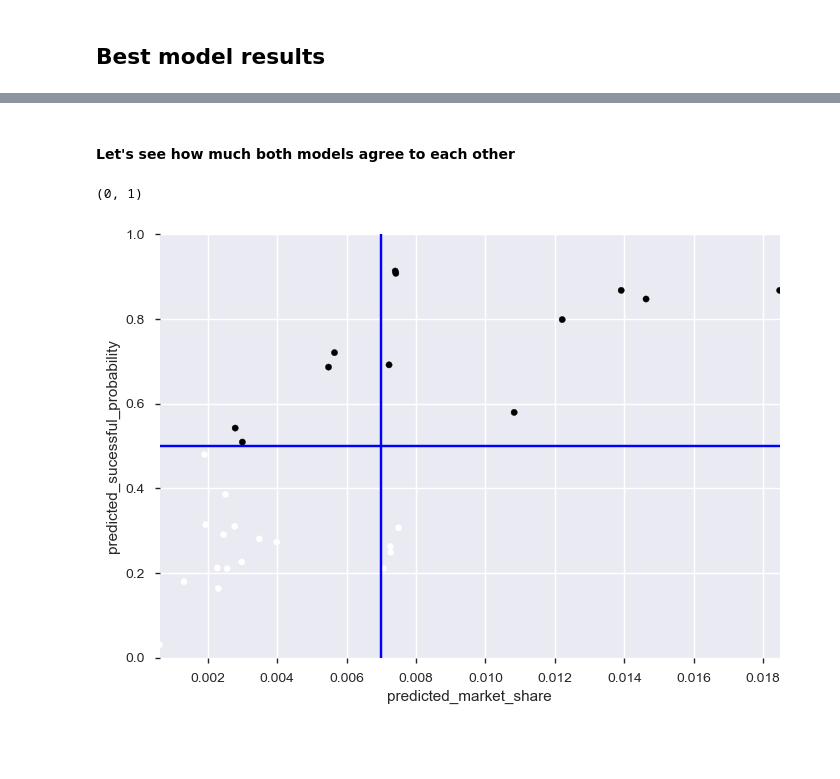
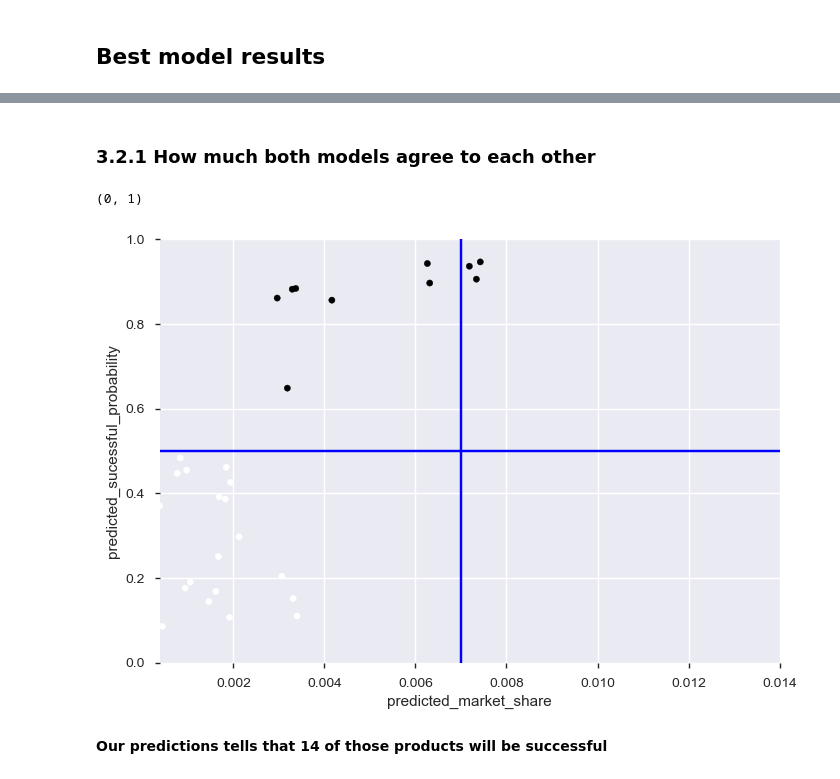
Before and after one commit to bernardoff/ML-Lab, a Jupyter notebook: PMI Test.ipynb, the cells around one changed output, grey strips where cells are left out. Saved outputs shown, nothing was run; the diff lists cells and outputs as text; code cells hidden in the pictures; blank space fills up the shorter version.

```diff
--- a/PMI Test.ipynb
+++ b/PMI Test.ipynb
@@ -551,18 +567,25 @@ for col in all_data[cat_to_one_hot].columns:
 # %%
 # Apply one hot encoding and save to a separate dataframe
 encoded_features = pd.get_dummies(all_data[cat_to_one_hot])
+encoded_features_under = pd.get_dummies(all_data_under[cat_to_one_hot])
 
 # Concatenate numerical features along with encoded
 all_data_encoded = pd.concat([all_data[numerical], all_data['dataset'],encoded_features], axis=1)
+all_data_encoded_under = pd.concat([all_data_under[numerical], all_data_under['dataset'],encoded_features_under], axis=1)
 
 # Split datasets into train and test again and drop helper column, saving in a new separate dataframe
 X_train_one_hot = all_data_encoded[all_data_encoded.dataset == 'Train'].drop(['dataset'],axis=1)
 X_test_one_hot = all_data_encoded[all_data_encoded.dataset == 'Test'].drop(['dataset'],axis=1)
 X_pred_one_hot = all_data_encoded[all_data_encoded.dataset == 'Pred'].drop(['dataset'],axis=1)
 
+X_train_one_hot_under = all_data_encoded_under[all_data_encoded_under.dataset == 'Train'].drop(['dataset'],axis=1)
+X_test_one_hot_under = all_data_encoded_under[all_data_encoded_under.dataset == 'Test'].drop(['dataset'],axis=1)
+X_pred_one_hot_under = all_data_encoded_under[all_data_encoded_under.dataset == 'Pred'].drop(['dataset'],axis=1)
+
 # Remove dataset column from original X datasets
 remove = ['dataset']
 X_train.drop(remove,axis=1,inplace=True)
+X_train_under.drop(remove,axis=1,inplace=True)
 X_test.drop(remove,axis=1,inplace=True)
 X_pred.drop(remove,axis=1,inplace=True)
 # %%
@@ -611,11 +647,10 @@ There are 72 rejected variables that has high correlation with others (current t
 train_features = [var for var in X_train.columns if (X_train[var].dtype=='O')]
 train_features_idx = [X_train.columns.get_loc(var) for var in train_features]
 
-train_features_one_hot = [var for var in X_train_one_hot.columns if (X_train_one_hot[var].dtype=='O')]
-train_features_one_hot_idx = [X_train_one_hot.columns.get_loc(var) for var in train_features_one_hot]
+train_features_under = [var for var in X_train_under.columns if (X_train_under[var].dtype=='O')]
+train_features_under_idx = [X_train_under.columns.get_loc(var) for var in train_features_under]
 
 pred_features_idx = [X_pred.columns.get_loc(var) for var in train_features]
-pred_features_one_hot_idx = [X_pred_one_hot.columns.get_loc(var) for var in train_features_one_hot]
 
 # Regression pool
 train_pool_reg = Pool(X_train
@@ -626,20 +661,18 @@ test_pool_reg = Pool(X_test
                       ,y_test_reg
                       ,cat_features=train_features_idx)
 
+# Classification pool (undersampling, without one hot encoding)
+train_pool_class = Pool(X_train_under
+                      ,y_train_class_under
+                      ,cat_features=train_features_idx)
+
+test_pool_class = Pool(X_test
+                      ,y_test_class
+                      ,cat_features=train_features_idx)
+
+# Prediction set pool
 pred_pool_reg = Pool(X_pred
                       ,cat_features=pred_features_idx)
-train_pool_reg
-# Classification pool
-train_pool_class = Pool(X_train_one_hot
-                      ,y_train_class
-                      ,cat_features=train_features_one_hot_idx)
-
-test_pool_class = Pool(X_test_one_hot
-                      ,y_test_class
-                      ,cat_features=train_features_one_hot_idx)
-
-pred_pool_class = Pool(X_pred_one_hot
-                      ,cat_features=pred_features_one_hot_idx)
 # %% [markdown]
 # 2 Modeling
 # %% [markdown]
@@ -1205,4 +1231,4 @@ plt.ylim([np.min(predicted),size])
 # %%
 new_preds_reg = np.expm1(cat_reg_model.predict(pred_pool_reg))/1000
-new_preds_class = cat_clas_model.predict(pred_pool_class)
-new_preds_class_prob = cat_clas_model.predict_proba(pred_pool_class)
+new_preds_class = cat_clas_model.predict(pred_pool_reg)
+new_preds_class_prob = cat_clas_model.predict_proba(pred_pool_reg)
@@ -1234,18 +1262,20 @@ predicted[relevant_columns].sort_values(by='predicted_sucessful_probability', as
 # %% [markdown]
-#### Let's see how much both models agree to each other
+### 3.2.1 How much both models agree to each other
 # %%
 class_threshold = 0.5
 reg_threshold = 0.007
-
+size = 0.014
 
 predicted.plot('predicted_market_share', 'predicted_sucessful_probability', kind='scatter', color=predicted['predicted_successful'])
-plt.plot([0,np.max(predicted['predicted_market_share'])],[class_threshold,class_threshold],'b')
+plt.plot([0,size],[class_threshold,class_threshold],'b')
 plt.plot([reg_threshold,reg_threshold],[0,1],'b')
-plt.xlim([np.min(predicted['predicted_market_share']),np.max(predicted['predicted_market_share'])])
+plt.xlim([np.min(predicted['predicted_market_share']),size])
 plt.ylim([0,1])
 # %% [output]
 (0, 1)
-[figure, old version]
+[figure, new version]
+# %% [markdown]
+**Our predictions tells that 14 of those products will be successful**
 # %%
 predicted.groupby('predicted_successful').size()
 # %% [output]
```
Also changed, not shown: parts of 120 cells of this notebook, 1 other file.
